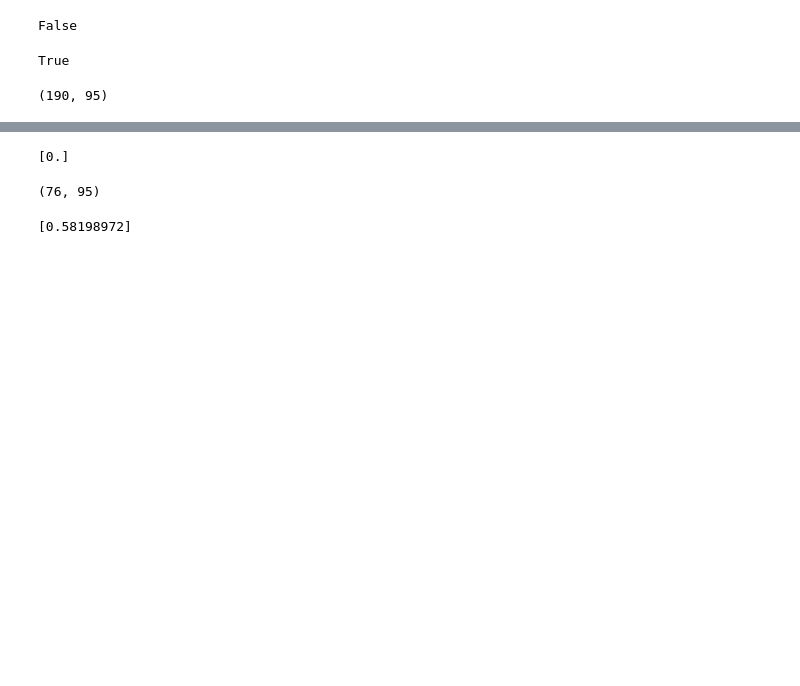
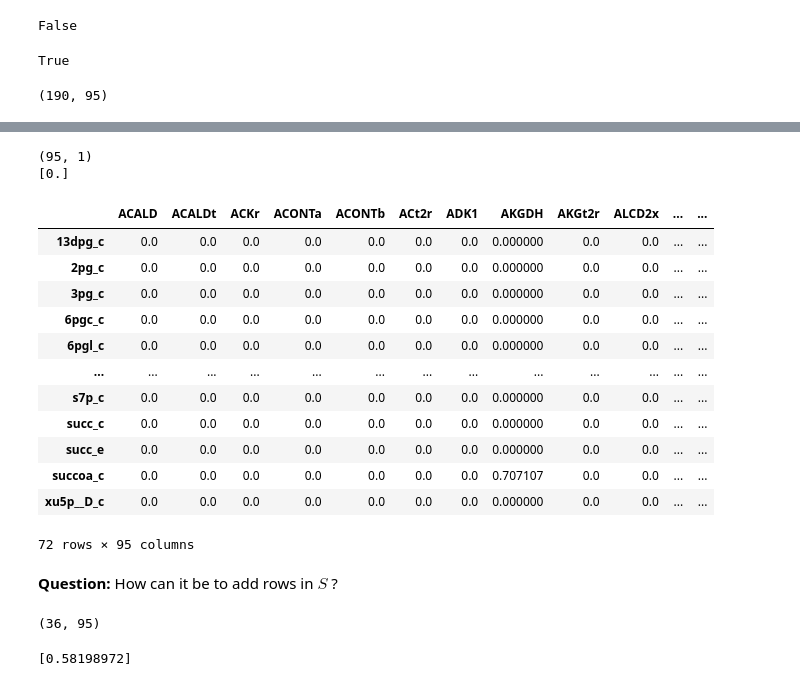
Before and after one commit to GeomScale/dingo, a Jupyter notebook: doc/polyround_hopsy_tests.ipynb, the cells around one changed output, grey strips where cells are left out. Drawn from its saved outputs; the diff is of its cells as text; code cells hidden in the pictures; blank space fills up the shorter version.

```diff
--- a/doc/polyround_hopsy_tests.ipynb
+++ b/doc/polyround_hopsy_tests.ipynb
@@ -167,15 +216,37 @@ polytope.S.shapepe
 # Remove redundant constraints and refunction inequality constraints that are de-facto equalities.
 # Due to these inequalities, the polytope is empty (distance from chebyshev center to boundary is zero)
 x, dist = ChebyshevFinder.chebyshev_center(polytope, settings)
+
+# Is x the point ? ? ?
+print(x.shape)
 print(dist)
 # %% [output]
+(95, 1)
 [0.]
 # %%
 simplified_polytope = PolyRoundApi.simplify_polytope(polytope)
 # %%
-simplified_polytope.S.shape
+simplified_polytope.S
 # %% [output]
+|  | ACALD | ACALDt | ACKr | ACONTa | ACONTb | ACt2r | ADK1 | AKGDH | AKGt2r | ALCD2x | ... | ... |
+| 13dpg_c | 0.0 | 0.0 | 0.0 | 0.0 | 0.0 | 0.0 | 0.0 | 0.000000 | 0.0 | 0.0 | ... | ... |
+| 2pg_c | 0.0 | 0.0 | 0.0 | 0.0 | 0.0 | 0.0 | 0.0 | 0.000000 | 0.0 | 0.0 | ... | ... |
+| 3pg_c | 0.0 | 0.0 | 0.0 | 0.0 | 0.0 | 0.0 | 0.0 | 0.000000 | 0.0 | 0.0 | ... | ... |
+| 6pgc_c | 0.0 | 0.0 | 0.0 | 0.0 | 0.0 | 0.0 | 0.0 | 0.000000 | 0.0 | 0.0 | ... | ... |
+| 6pgl_c | 0.0 | 0.0 | 0.0 | 0.0 | 0.0 | 0.0 | 0.0 | 0.000000 | 0.0 | 0.0 | ... | ... |
+| ... | ... | ... | ... | ... | ... | ... | ... | ... | ... | ... | ... | ... |
+| s7p_c | 0.0 | 0.0 | 0.0 | 0.0 | 0.0 | 0.0 | 0.0 | 0.000000 | 0.0 | 0.0 | ... | ... |
+| succ_c | 0.0 | 0.0 | 0.0 | 0.0 | 0.0 | 0.0 | 0.0 | 0.000000 | 0.0 | 0.0 | ... | ... |
+| succ_e | 0.0 | 0.0 | 0.0 | 0.0 | 0.0 | 0.0 | 0.0 | 0.000000 | 0.0 | 0.0 | ... | ... |
+| succoa_c | 0.0 | 0.0 | 0.0 | 0.0 | 0.0 | 0.0 | 0.0 | 0.707107 | 0.0 | 0.0 | ... | ... |
+| xu5p__D_c | 0.0 | 0.0 | 0.0 | 0.0 | 0.0 | 0.0 | 0.0 | 0.000000 | 0.0 | 0.0 | ... | ... |
-(76, 95)
+72 rows × 95 columns
+# %% [markdown]
+**Question:** How can it be to add rows in $S$ ?
+# %%
+simplified_polytope.A.shape
+# %% [output]
+(36, 95)
 # %%
 # The simplified polytope has non-zero border distance
 x, dist = ChebyshevFinder.chebyshev_center(simplified_polytope, settings)
```
Also changed, not shown: parts of 17 cells of this notebook.
